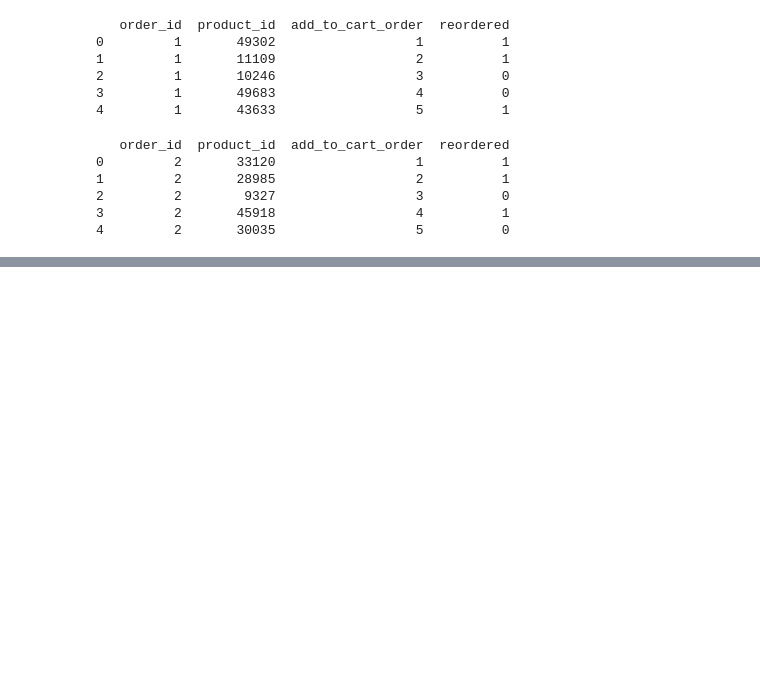
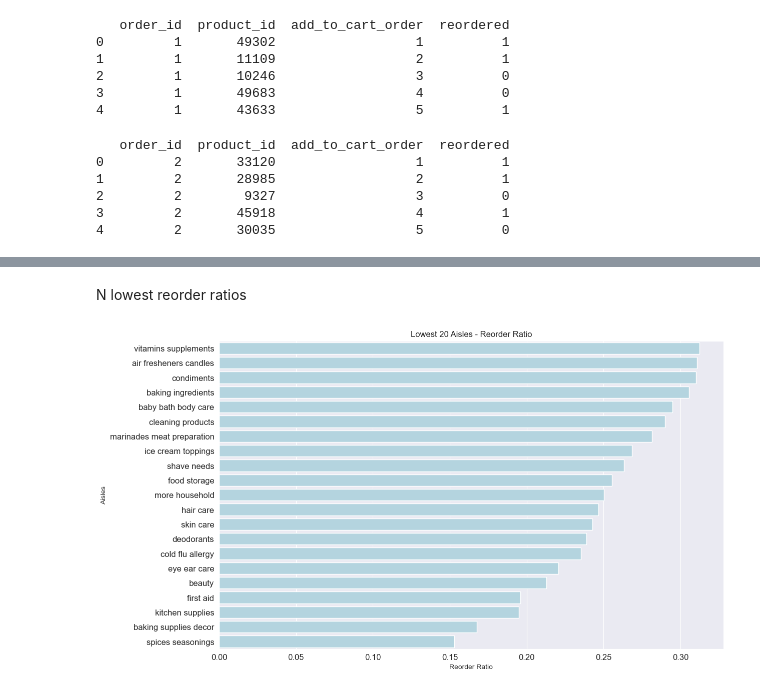
Before and after one commit to japoeder/Basket-Analysis, a Jupyter notebook: 1) EDA.ipynb, the cells around one changed output, grey strips where cells are left out. Saved outputs shown, nothing was run; the diff lists cells and outputs as text; code cells hidden in the pictures; blank space fills up the shorter version.

```diff
--- a/1) EDA.ipynb
+++ b/1) EDA.ipynb
@@ -101,0 +235,13 @@ print(order_products_prior.head())
+# %% [markdown]
+N lowest reorder ratios
+# %%
+n=20
+fig, ax = plt.subplots(figsize = (13,8))
+ax = sns.barplot(y = temp_df.aisle[(n+1)*-1:], x = temp_df.reorder_ratio[(n+1)*-1:], color='lightblue')
+ax.set_ylabel("Aisles")
+ax.set_xlabel("Reorder Ratio")
+ax.set_title(f"Lowest {n} Aisles - Reorder Ratio")
+ax.tick_params(axis = 'both', labelsize = 12)
+plt.show()
+# %% [output]
+[figure, added]
```
Also changed, not shown: parts of 18 cells of this notebook.
